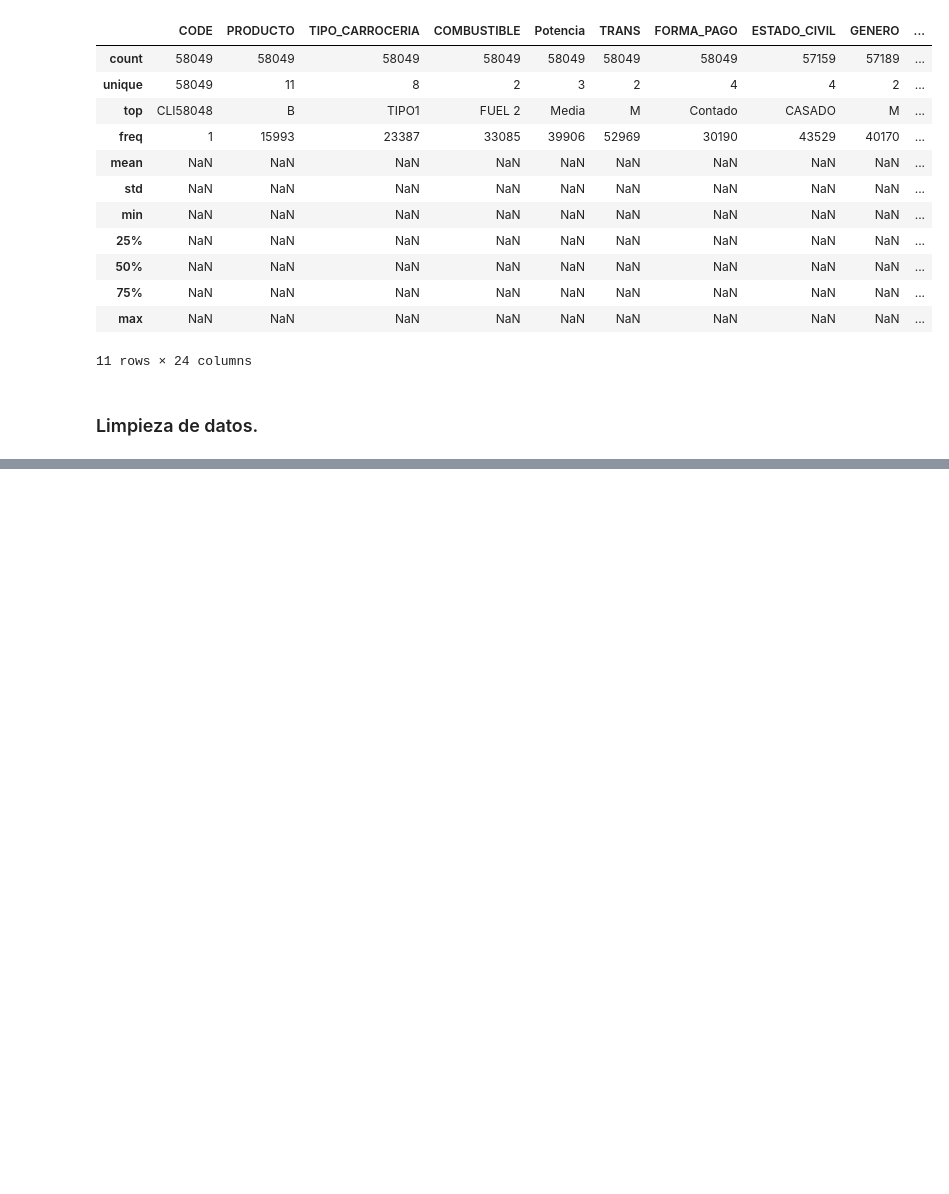
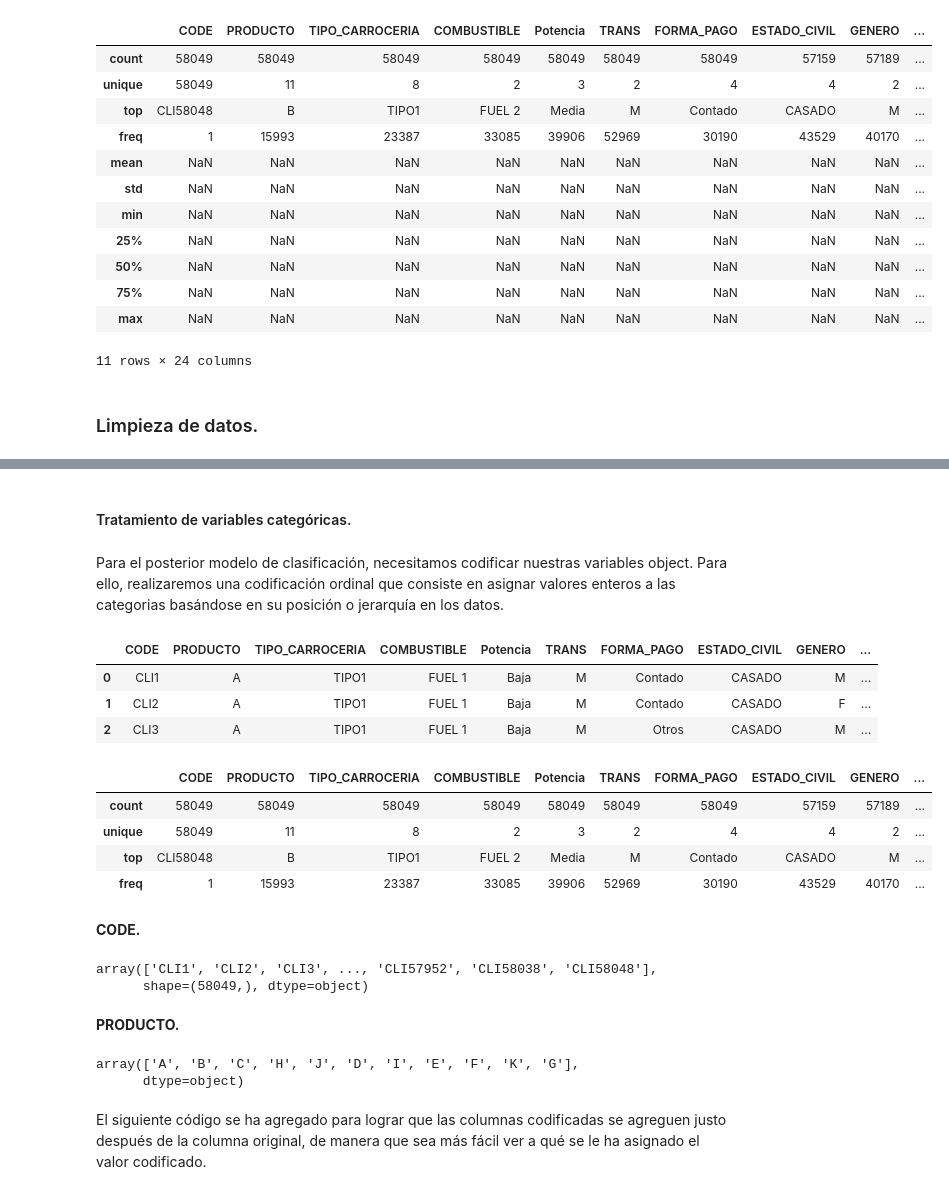
Before and after one commit to clauloro/Caso01_Propensity, a Jupyter notebook: Análisis Exploratorio de Datos - Propensión de Compra.ipynb, the cells around one changed output, grey strips where cells are left out. Saved outputs shown, nothing was run; the diff lists cells and outputs as text; code cells hidden in the pictures; blank space fills up the shorter version.

Commit message:
Tratamiento variables categóricas

```diff
--- a/Análisis Exploratorio de Datos - Propensión de Compra.ipynb
+++ b/Análisis Exploratorio de Datos - Propensión de Compra.ipynb
@@ -125,0 +143,2 @@ dtype: int64
+# %%
+df.drop_duplicates(inplace=True)
@@ -125,0 +171,2 @@ dtype: int64
+# %%
+df['Zona_Renta'] = df['Zona_Renta'].fillna(df['Zona_Renta'].mode()[0])
@@ -125,0 +198,12 @@ dtype: int64
+# %%
+v_continuas = []
+v_categoricas = []
+
+for col in df.columns:
+    if df[col].dtype in ['int64', 'float64', 'bool']:  # Variables numéricas y booleanas como continuas
+        v_continuas.append(col)
+    else:
+        v_categoricas.append(col)
+
+print('Variables continuas:', ', '.join(v_continuas))
+print('Variables categóricas:', ', '.join(v_categoricas))
@@ -125,0 +244,34 @@ dtype: int64
+# %% [markdown]
+#### Tratamiento de variables categóricas.
+# %% [markdown]
+Para el posterior modelo de clasificación, necesitamos codificar nuestras variables object. Para ello, realizaremos una codificación ordinal que consiste en asignar valores enteros a las categorias basándose en su posición o jerarquía en los datos.
+# %%
+df[v_categoricas].head(3)
+# %% [output]
+|  | CODE | PRODUCTO | TIPO_CARROCERIA | COMBUSTIBLE | Potencia | TRANS | FORMA_PAGO | ESTADO_CIVIL | GENERO | ... |
+| 0 | CLI1 | A | TIPO1 | FUEL 1 | Baja | M | Contado | CASADO | M | ... |
+| 1 | CLI2 | A | TIPO1 | FUEL 1 | Baja | M | Contado | CASADO | F | ... |
+| 2 | CLI3 | A | TIPO1 | FUEL 1 | Baja | M | Otros | CASADO | M | ... |
+# %%
+df[v_categoricas].describe()
+# %% [output]
+|  | CODE | PRODUCTO | TIPO_CARROCERIA | COMBUSTIBLE | Potencia | TRANS | FORMA_PAGO | ESTADO_CIVIL | GENERO | ... |
+| count | 58049 | 58049 | 58049 | 58049 | 58049 | 58049 | 58049 | 57159 | 57189 | ... |
+| unique | 58049 | 11 | 8 | 2 | 3 | 2 | 4 | 4 | 2 | ... |
+| top | CLI58048 | B | TIPO1 | FUEL 2 | Media | M | Contado | CASADO | M | ... |
+| freq | 1 | 15993 | 23387 | 33085 | 39906 | 52969 | 30190 | 43529 | 40170 | ... |
+# %% [markdown]
+**CODE.**
+# %%
+
+df['CODE'].unique()
+# %% [output]
+array(['CLI1', 'CLI2', 'CLI3', ..., 'CLI57952', 'CLI58038', 'CLI58048'],
+      shape=(58049,), dtype=object)
+# %% [markdown]
+**PRODUCTO.**
+# %%
+df['PRODUCTO'].unique()
+# %% [output]
+array(['A', 'B', 'C', 'H', 'J', 'D', 'I', 'E', 'F', 'K', 'G'],
+      dtype=object)
@@ -125,0 +282,3 @@ dtype: int64
+# %% [markdown]
+
+El siguiente código se ha agregado para lograr que las columnas codificadas se agreguen justo después de la columna original, de manera que sea más fácil ver a qué se le ha asignado el valor codificado.
```
Also changed, not shown: parts of 92 cells of this notebook.
